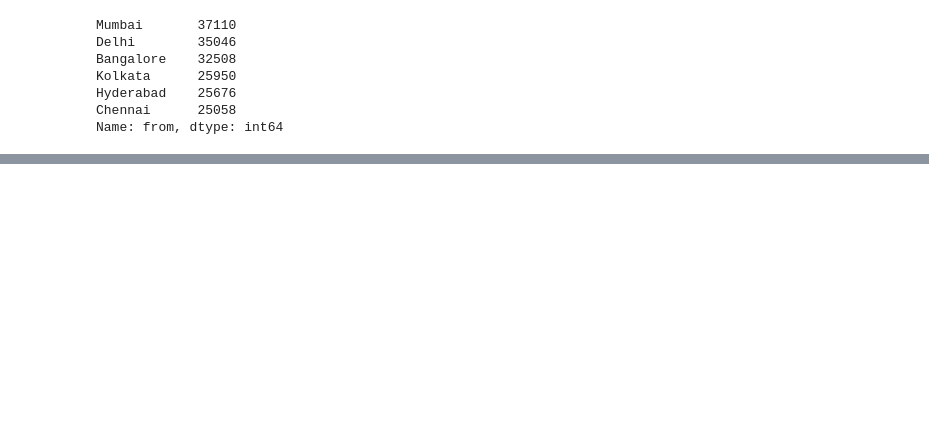
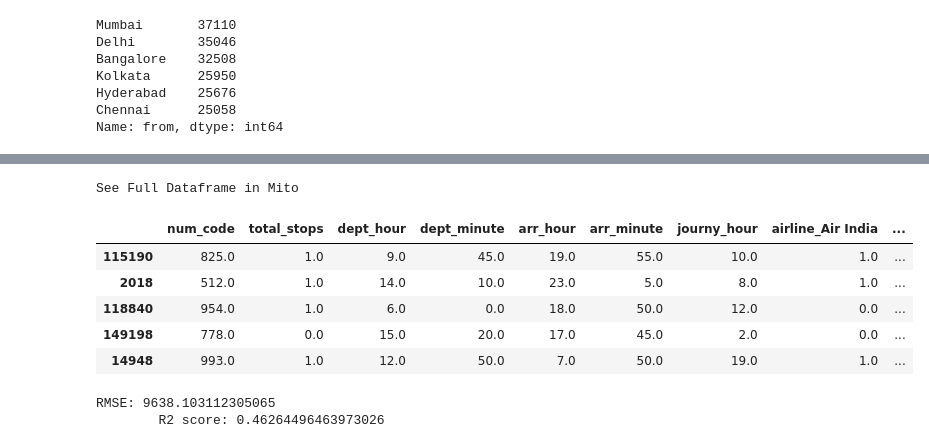
Before and after one commit to vinodkumargr/Datasets_ML_Implementation, a Jupyter notebook: Flight_price_dataset/flight_price_EDA.ipynb, the cells around one changed output, grey strips where cells are left out. Saved outputs shown, nothing was run; the diff lists cells and outputs as text; code cells hidden in the pictures; blank space fills up the shorter version.

```diff
--- a/Flight_price_dataset/flight_price_EDA.ipynb
+++ b/Flight_price_dataset/flight_price_EDA.ipynb
@@ -376,0 +535,29 @@ plt.show()
+# %%
+X_train.head(5)
+# %% [output]
+See Full Dataframe in Mito
+|  | num_code | total_stops | dept_hour | dept_minute | arr_hour | arr_minute | journy_hour | airline_Air India | ... |
+| 115190 | 825.0 | 1.0 | 9.0 | 45.0 | 19.0 | 55.0 | 10.0 | 1.0 | ... |
+| 2018 | 512.0 | 1.0 | 14.0 | 10.0 | 23.0 | 5.0 | 8.0 | 1.0 | ... |
+| 118840 | 954.0 | 1.0 | 6.0 | 0.0 | 18.0 | 50.0 | 12.0 | 0.0 | ... |
+| 149198 | 778.0 | 0.0 | 15.0 | 20.0 | 17.0 | 45.0 | 2.0 | 0.0 | ... |
+| 14948 | 993.0 | 1.0 | 12.0 | 50.0 | 7.0 | 50.0 | 19.0 | 1.0 | ... |
+# %%
+from sklearn.linear_model import LinearRegression, LogisticRegression
+from sklearn.metrics import mean_squared_error, r2_score
+linreg = LinearRegression()
+
+# Fit the model to the training data
+linreg.fit(X_train, y_train)
+
+# Make predictions on the test set
+y_pred = linreg.predict(X_test)
+
+# Calculate root mean squared error of the model
+rmse = mean_squared_error(y_test, y_pred, squared=False)
+print('RMSE:', rmse)
+
+print("\tR2 score:", r2_score(y_test, y_pred))
+# %% [output]
+RMSE: 9638.103112305065
+        R2 score: 0.46264496463973026
```
Also changed, not shown: parts of 32 cells of this notebook.
